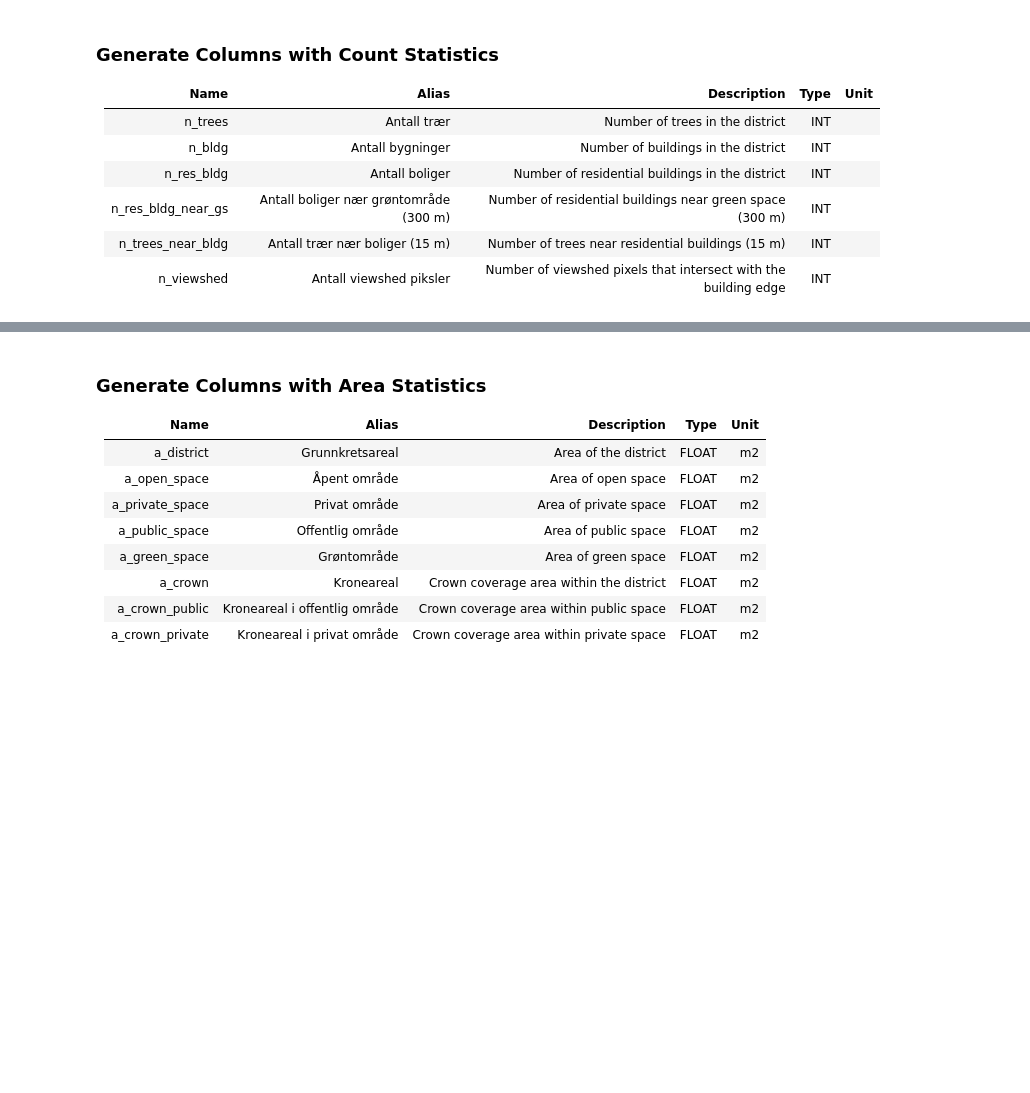
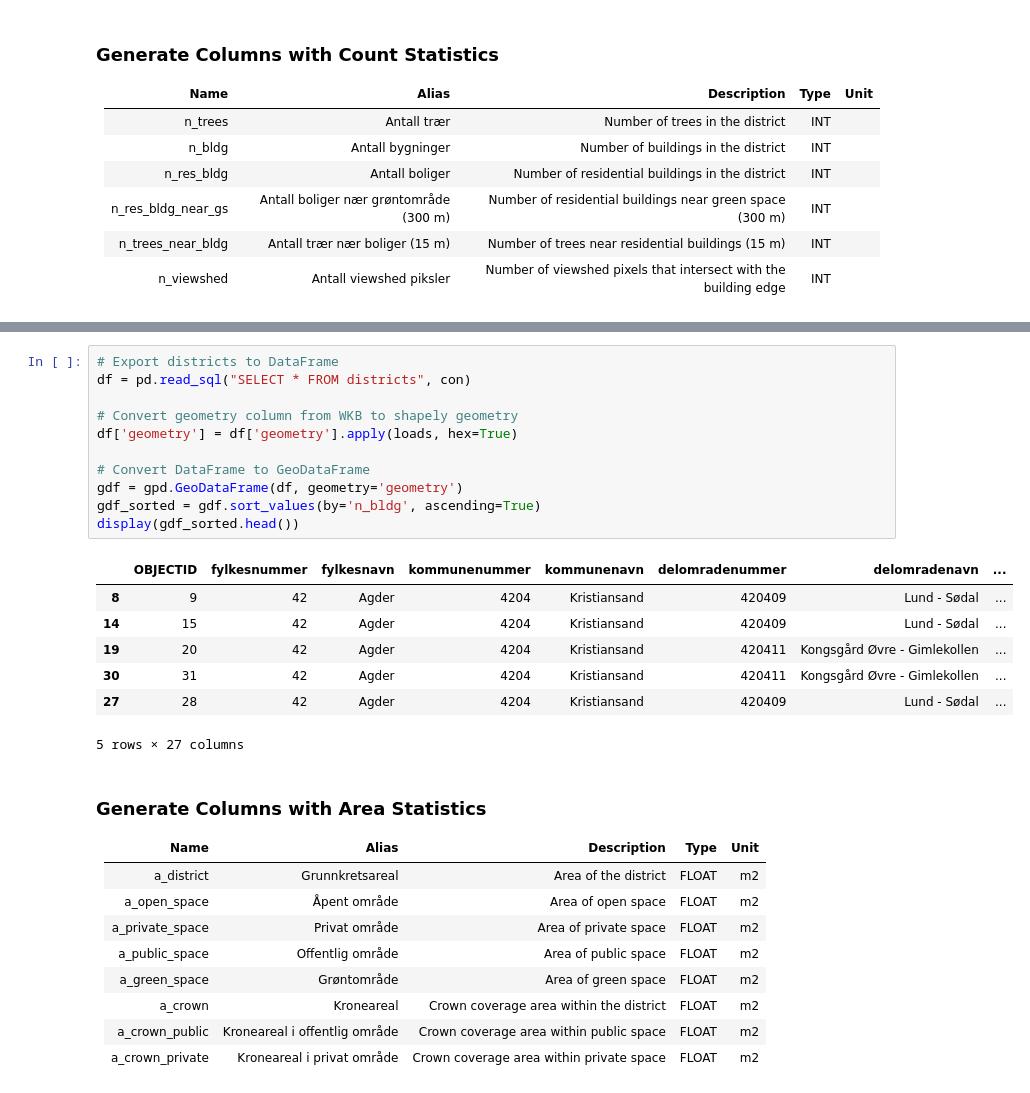
Before and after one commit to NINAnor/urban-climate, a Jupyter notebook: notebooks/04_DuckDB_calc_statistics_per_district.ipynb, the cells around one changed output, grey strips where cells are left out. Cells and saved outputs as stored; diff of their text form; blank space fills up the shorter version.

```diff
--- a/notebooks/04_DuckDB_calc_statistics_per_district.ipynb
+++ b/notebooks/04_DuckDB_calc_statistics_per_district.ipynb
@@ -311,3 +476,22 @@ con.execute(
+# %%
+# Export districts to DataFrame
+df = pd.read_sql("SELECT * FROM districts", con)
+
+# Convert geometry column from WKB to shapely geometry
+df['geometry'] = df['geometry'].apply(loads, hex=True)
+
+# Convert DataFrame to GeoDataFrame
+gdf = gpd.GeoDataFrame(df, geometry='geometry')
+gdf_sorted = gdf.sort_values(by='n_bldg', ascending=True)
+display(gdf_sorted.head())
+# %% [output]
+|  | OBJECTID | fylkesnummer | fylkesnavn | kommunenummer | kommunenavn | delomradenummer | delomradenavn | ... |
+| 8 | 9 | 42 | Agder | 4204 | Kristiansand | 420409 | Lund - Sødal | ... |
+| 14 | 15 | 42 | Agder | 4204 | Kristiansand | 420409 | Lund - Sødal | ... |
+| 19 | 20 | 42 | Agder | 4204 | Kristiansand | 420411 | Kongsgård Øvre - Gimlekollen | ... |
+| 30 | 31 | 42 | Agder | 4204 | Kristiansand | 420411 | Kongsgård Øvre - Gimlekollen | ... |
+| 27 | 28 | 42 | Agder | 4204 | Kristiansand | 420409 | Lund - Sødal | ... |
+5 rows × 27 columns
 # %% [markdown]
 ### Generate Columns with Area Statistics
 
```
Also changed, not shown: parts of 15 cells of this notebook.
